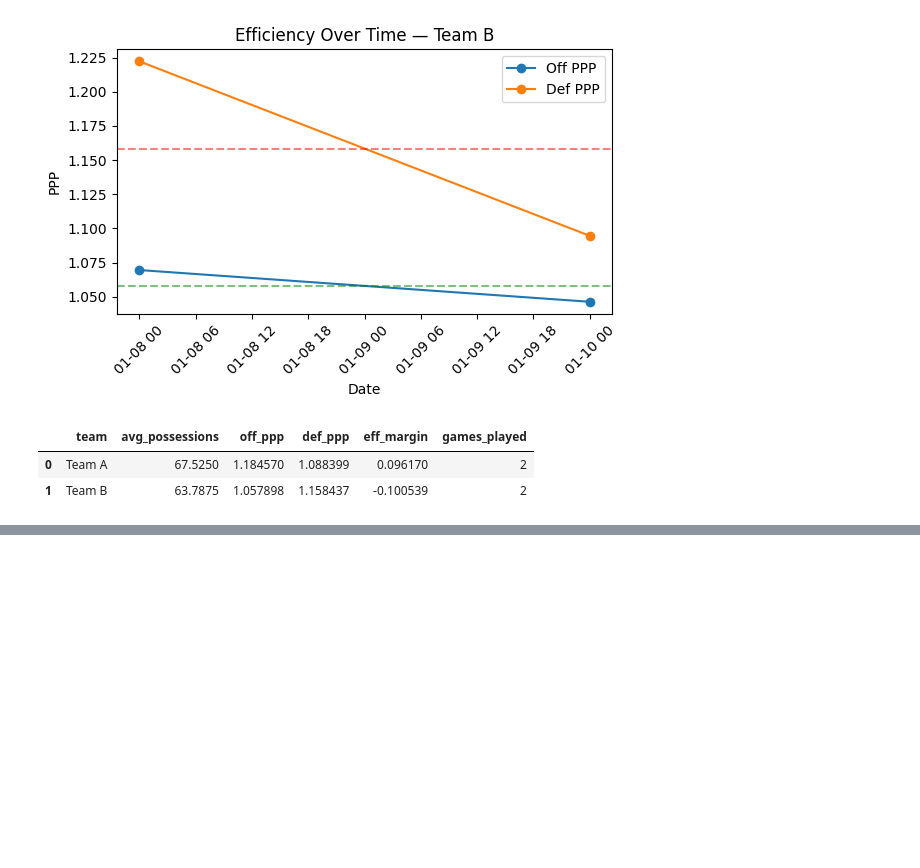
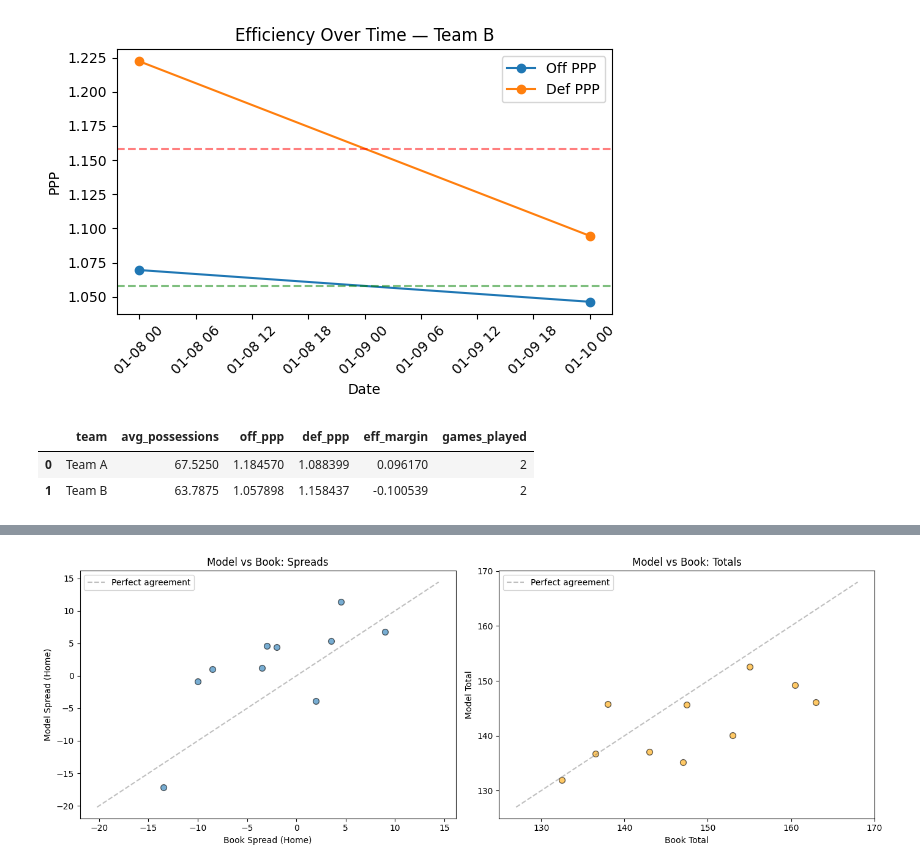
Before and after one commit to skonkalmatt/cbb-matchup-analyzer, a Jupyter notebook: notebooks/cbb_matchup_hello_world.ipynb, the cells around one changed output, grey strips where cells are left out. Drawn from its saved outputs; the diff is of its cells as text; code cells hidden in the pictures; blank space fills up the shorter version.

```diff
--- a/notebooks/cbb_matchup_hello_world.ipynb
+++ b/notebooks/cbb_matchup_hello_world.ipynb
@@ -253,0 +1008,74 @@ league_df
+# %%
+# === Visualizations ===
+
+fig, axes = plt.subplots(1, 2, figsize=(14, 5))
+
+# --- 1. Model vs Book: Spreads ---
+spread_data = {"model": [], "book": [], "label": []}
+for g, proj in projections:
+    key = f"{g['home']}|{g['away']}"
+    game_odds = odds_by_teams.get(key)
+    if not game_odds:
+        continue
+    spread_mkt = game_odds.get_consensus_line("spreads")
+    if not spread_mkt:
+        continue
+    for oc in spread_mkt.outcomes:
+        if oc.point is not None and oc.name == game_odds.home_team:
+            spread_data["model"].append(proj.proj_spread)
+            spread_data["book"].append(oc.point)
+            # Short label: first word of home team
+            spread_data["label"].append(g["home"].split()[0])
+            break
+
+ax = axes[0]
+if spread_data["model"]:
+    ax.scatter(spread_data["book"], spread_data["model"], alpha=0.6, edgecolors="k", s=50)
+    # Perfect agreement line
+    lims = [
+        min(min(spread_data["book"]), min(spread_data["model"])) - 3,
+        max(max(spread_data["book"]), max(spread_data["model"])) + 3,
+    ]
+    ax.plot(lims, lims, "--", color="gray", alpha=0.5, label="Perfect agreement")
+    ax.set_xlabel("Book Spread (Home)")
+    ax.set_ylabel("Model Spread (Home)")
+    ax.set_title("Model vs Book: Spreads")
+    ax.legend()
+else:
+    ax.text(0.5, 0.5, "No spread data", ha="center", va="center", transform=ax.transAxes)
+
+# --- 2. Model vs Book: Totals ---
+total_data = {"model": [], "book": []}
+for g, proj in projections:
+    key = f"{g['home']}|{g['away']}"
+    game_odds = odds_by_teams.get(key)
+    if not game_odds:
+        continue
+    total_mkt = game_odds.get_consensus_line("totals")
+    if not total_mkt:
+        continue
+    for oc in total_mkt.outcomes:
+        if oc.point is not None and oc.name == "Over":
+            total_data["model"].append(proj.proj_total)
+            total_data["book"].append(oc.point)
+            break
+
+ax = axes[1]
+if total_data["model"]:
+    ax.scatter(total_data["book"], total_data["model"], alpha=0.6, edgecolors="k", s=50, color="orange")
+    lims = [
+        min(min(total_data["book"]), min(total_data["model"])) - 5,
+        max(max(total_data["book"]), max(total_data["model"])) + 5,
+    ]
+    ax.plot(lims, lims, "--", color="gray", alpha=0.5, label="Perfect agreement")
+    ax.set_xlabel("Book Total")
+    ax.set_ylabel("Model Total")
+    ax.set_title("Model vs Book: Totals")
+    ax.legend()
+else:
+    ax.text(0.5, 0.5, "No totals data", ha="center", va="center", transform=ax.transAxes)
+
+plt.tight_layout()
+plt.show()
+# %% [output]
+[figure, added]
```
Also changed, not shown: parts of 20 cells of this notebook, 12 other files.
